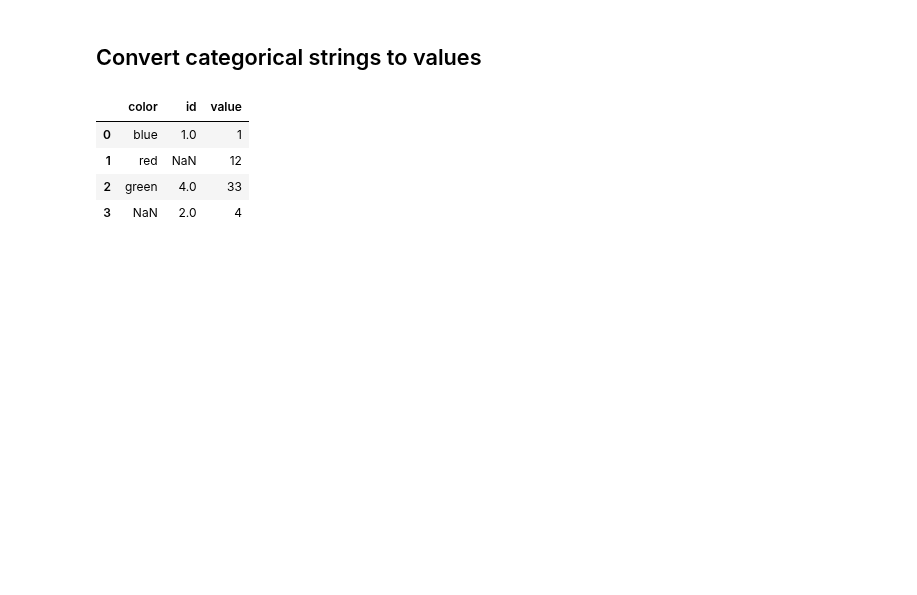
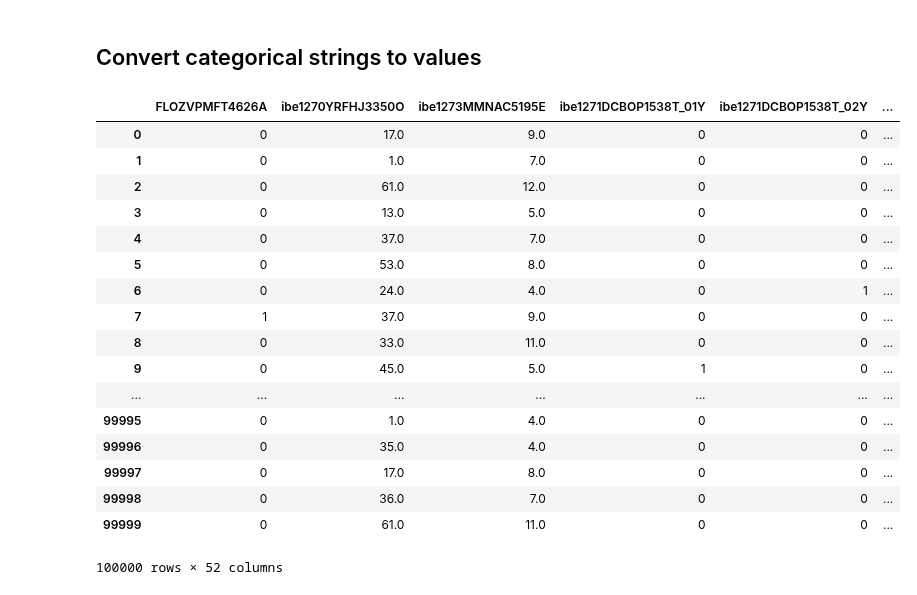
Before and after one commit to caheredia/target_modeling, a Jupyter notebook: 0.1-cristian_explore_data.ipynb, the cells around one changed output. Drawn from its saved outputs; the diff is of its cells as text; code cells hidden in the pictures; blank space fills up the shorter version.

```diff
--- a/0.1-cristian_explore_data.ipynb
+++ b/0.1-cristian_explore_data.ipynb
@@ -79,12 +79,24 @@ df.head()
 5 rows × 552 columns
 # %% [markdown]
 ## Convert categorical strings to values
-# %%
-data = pd.DataFrame({'color': ['blue', 'red', 'green', np.nan], 'value': [1,12,33,4], 'id':[1,None,4,2]}  )
-data
-# %% [output]
-|  | color | id | value |
-| 0 | blue | 1.0 | 1 |
-| 1 | red | NaN | 12 |
-| 2 | green | 4.0 | 33 |
-| 3 | NaN | 2.0 | 4 |
+# %%
+pd.get_dummies(df.iloc[:,0:7])
+# %% [output]
+|  | FLOZVPMFT4626A | ibe1270YRFHJ3350O | ibe1273MMNAC5195E | ibe1271DCBOP1538T_01Y | ibe1271DCBOP1538T_02Y | ... |
+| 0 | 0 | 17.0 | 9.0 | 0 | 0 | ... |
+| 1 | 0 | 1.0 | 7.0 | 0 | 0 | ... |
+| 2 | 0 | 61.0 | 12.0 | 0 | 0 | ... |
+| 3 | 0 | 13.0 | 5.0 | 0 | 0 | ... |
+| 4 | 0 | 37.0 | 7.0 | 0 | 0 | ... |
+| 5 | 0 | 53.0 | 8.0 | 0 | 0 | ... |
+| 6 | 0 | 24.0 | 4.0 | 0 | 1 | ... |
+| 7 | 1 | 37.0 | 9.0 | 0 | 0 | ... |
+| 8 | 0 | 33.0 | 11.0 | 0 | 0 | ... |
+| 9 | 0 | 45.0 | 5.0 | 1 | 0 | ... |
+| ... | ... | ... | ... | ... | ... | ... |
+| 99995 | 0 | 1.0 | 4.0 | 0 | 0 | ... |
+| 99996 | 0 | 35.0 | 4.0 | 0 | 0 | ... |
+| 99997 | 0 | 17.0 | 8.0 | 0 | 0 | ... |
+| 99998 | 0 | 36.0 | 7.0 | 0 | 0 | ... |
+| 99999 | 0 | 61.0 | 11.0 | 0 | 0 | ... |
+100000 rows × 52 columns
```
Also changed, not shown: parts of 8 cells of this notebook.
